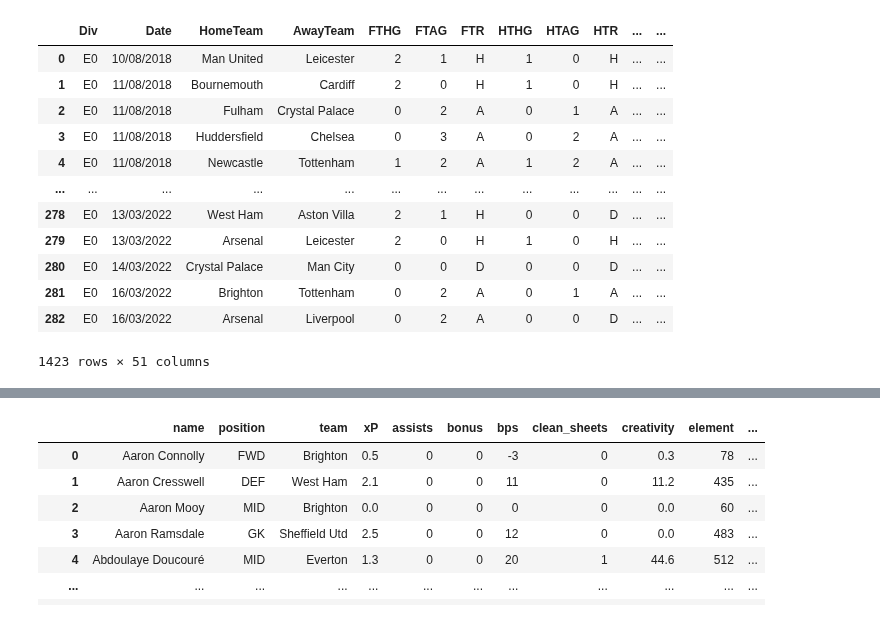
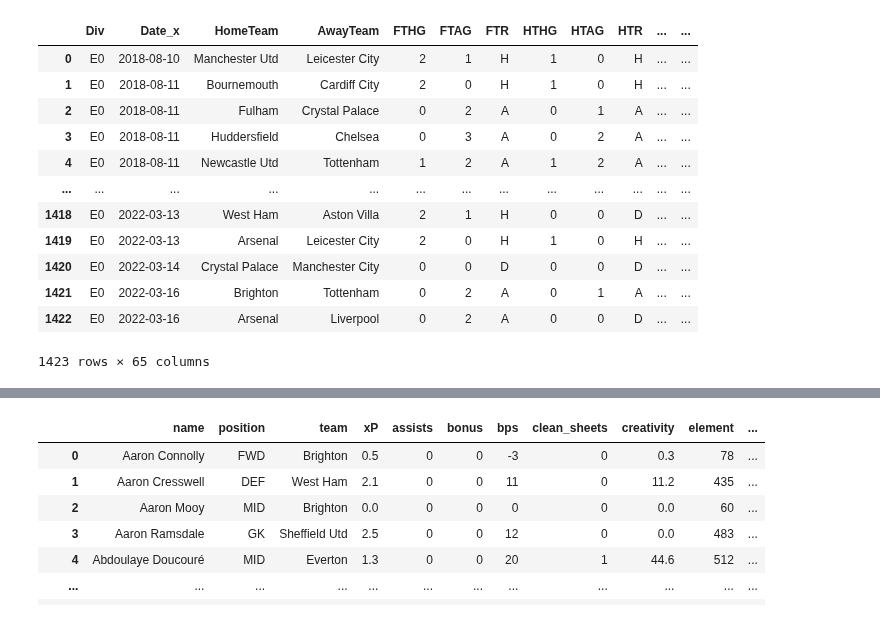
Before and after one commit to Giuliano99/Masterarbeit, a Jupyter notebook: Import Data.ipynb, the cells around one changed output, grey strips where cells are left out. Cells and saved outputs as stored; diff of their text form; code cells hidden in the pictures.

```diff
--- a/Import Data.ipynb
+++ b/Import Data.ipynb
@@ -25,32 +25,44 @@ PL_21_22_xG = pd.read_csv('Data/other_years/E_21_22_xG.csv')
 # %%
 #Merge data
 PL_total = pd.concat([PL_18_19, PL_19_20, PL_20_21, PL_21_22])
 PL_total_xG = pd.concat([PL_18_19_xG, PL_19_20_xG, PL_20_21_xG, PL_21_22_xG])
 
 not_relevant_columns = ['BbOU','BbMx>2.5','BbAv>2.5','BbMx<2.5','B365>2.5','B365<2.5','P>2.5','P<2.5','Max>2.5','Max<2.5','Avg>2.5','Avg<2.5','BbAH','BbAHh','AHh','BbMxAHH','BbAvAHH','BbMxAHA','BbAvAHA','B365AHH','B365AHA','PAHH','PAHA','MaxAHH','MaxAHA','AvgAHH','AvgAHA','Time','MaxH','MaxD','MaxA','AvgH','AvgD','AvgA','B365CH','B365CD','B365CA','BWCH','BWCD','BWCA','IWCH','IWCD','IWCA','WHCH','WHCD','WHCA','VCCH','VCCD','VCCA','MaxCH','MaxCD','MaxCA','AvgCH','AvgCA','AvgCD','B365C>2.5','B365C<2.5','PC>2.5','PC<2.5','AHCh','B365CAHH','B365CAHA','PCAHH','PCAHA','MaxCAHH','MaxCAHA','AvgCAHH','AvgCAHA','BbAv<2.5','MaxC>2.5','MaxC<2.5','AvgC>2.5','AvgC<2.5']
 #reset index
 PL_total.drop( axis= 1, labels=not_relevant_columns, inplace=True)
 PL_total.reset_index(inplace=False, drop=True)
+PL_total['Date'] = pd.to_datetime(PL_total['Date'], dayfirst=True)
+#PL_total.replace('Man City', 'Manchester City', inplace=True)
+PL_total.replace(['Man City', 'Man United', 'Cardiff', 'Leeds', 'Leicester','Newcastle', 'Norwich','Sheffield United'], ['Manchester City', 'Manchester Utd', 'Cardiff City', 'Leeds United', 'Leicester City','Newcastle Utd','Norwich City','Sheffield Utd'], inplace=True)
 
 #remove nan values and reset index
 PL_total_xG.drop(labels='Notes', axis=1, inplace=True)
 PL_total_xG.dropna(axis=0, inplace=True, how='all')
 PL_total_xG.reset_index(inplace=True, drop=True)
 
+#create ID's for join
+PL_total['ID'] = PL_total['Date'].astype(str) + PL_total ['HomeTeam'] + PL_total ['AwayTeam']
+PL_total_xG['ID'] = PL_total_xG['Date'].astype(str) + PL_total_xG ['Home'] + PL_total_xG ['Away']
 
-#PL_total_xG
-PL_total
+#merge dataframes
+PL = pd.merge(PL_total, PL_total_xG, on='ID', how='left')
+
+
+#print (PL_total_xG.groupby(['Home']).mean())
+#print (PL_total.groupby(['HomeTeam']).mean())
+#PL_total
+PL
 # %% [output]
-|  | Div | Date | HomeTeam | AwayTeam | FTHG | FTAG | FTR | HTHG | HTAG | HTR | ... | ... |
-| 0 | E0 | 10/08/2018 | Man United | Leicester | 2 | 1 | H | 1 | 0 | H | ... | ... |
-| 1 | E0 | 11/08/2018 | Bournemouth | Cardiff | 2 | 0 | H | 1 | 0 | H | ... | ... |
-| 2 | E0 | 11/08/2018 | Fulham | Crystal Palace | 0 | 2 | A | 0 | 1 | A | ... | ... |
-| 3 | E0 | 11/08/2018 | Huddersfield | Chelsea | 0 | 3 | A | 0 | 2 | A | ... | ... |
-| 4 | E0 | 11/08/2018 | Newcastle | Tottenham | 1 | 2 | A | 1 | 2 | A | ... | ... |
+|  | Div | Date_x | HomeTeam | AwayTeam | FTHG | FTAG | FTR | HTHG | HTAG | HTR | ... | ... |
+| 0 | E0 | 2018-08-10 | Manchester Utd | Leicester City | 2 | 1 | H | 1 | 0 | H | ... | ... |
+| 1 | E0 | 2018-08-11 | Bournemouth | Cardiff City | 2 | 0 | H | 1 | 0 | H | ... | ... |
+| 2 | E0 | 2018-08-11 | Fulham | Crystal Palace | 0 | 2 | A | 0 | 1 | A | ... | ... |
+| 3 | E0 | 2018-08-11 | Huddersfield | Chelsea | 0 | 3 | A | 0 | 2 | A | ... | ... |
+| 4 | E0 | 2018-08-11 | Newcastle Utd | Tottenham | 1 | 2 | A | 1 | 2 | A | ... | ... |
 | ... | ... | ... | ... | ... | ... | ... | ... | ... | ... | ... | ... | ... |
-| 278 | E0 | 13/03/2022 | West Ham | Aston Villa | 2 | 1 | H | 0 | 0 | D | ... | ... |
-| 279 | E0 | 13/03/2022 | Arsenal | Leicester | 2 | 0 | H | 1 | 0 | H | ... | ... |
-| 280 | E0 | 14/03/2022 | Crystal Palace | Man City | 0 | 0 | D | 0 | 0 | D | ... | ... |
-| 281 | E0 | 16/03/2022 | Brighton | Tottenham | 0 | 2 | A | 0 | 1 | A | ... | ... |
-| 282 | E0 | 16/03/2022 | Arsenal | Liverpool | 0 | 2 | A | 0 | 0 | D | ... | ... |
+| 1418 | E0 | 2022-03-13 | West Ham | Aston Villa | 2 | 1 | H | 0 | 0 | D | ... | ... |
+| 1419 | E0 | 2022-03-13 | Arsenal | Leicester City | 2 | 0 | H | 1 | 0 | H | ... | ... |
+| 1420 | E0 | 2022-03-14 | Crystal Palace | Manchester City | 0 | 0 | D | 0 | 0 | D | ... | ... |
+| 1421 | E0 | 2022-03-16 | Brighton | Tottenham | 0 | 2 | A | 0 | 1 | A | ... | ... |
+| 1422 | E0 | 2022-03-16 | Arsenal | Liverpool | 0 | 2 | A | 0 | 0 | D | ... | ... |
-1423 rows × 51 columns
+1423 rows × 65 columns
```
Also changed, not shown: parts of 4 cells of this notebook, 1 other file.
